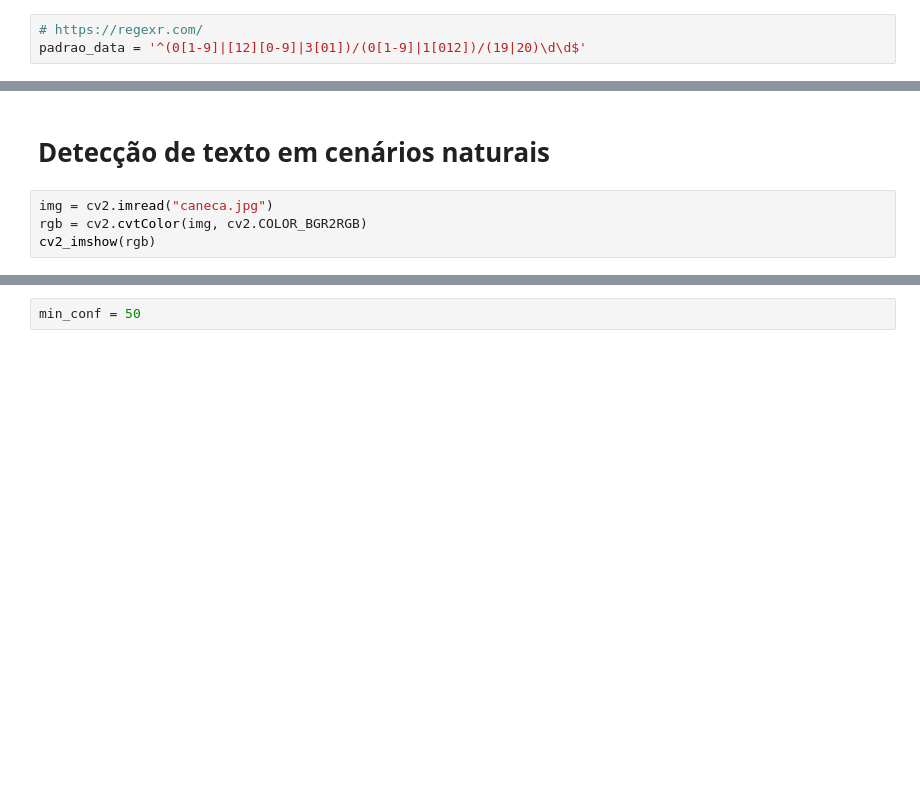
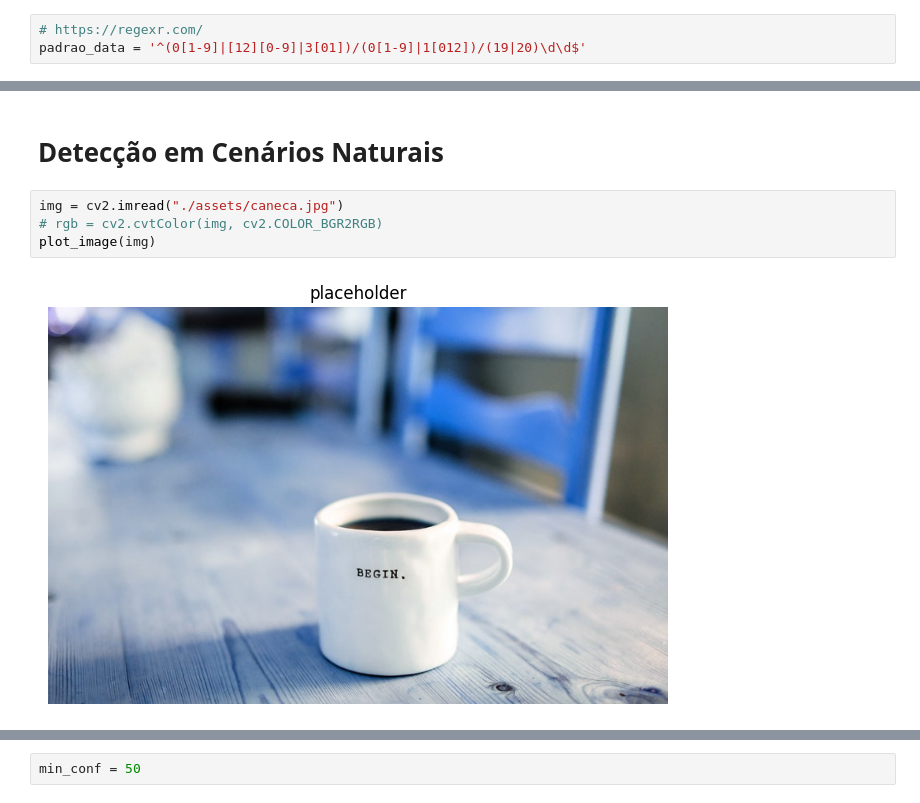
Before and after one commit to rafael-torres-nantes/Study-TextRecognition, a Jupyter notebook: OCR com Tesseract/OCR-Tesseract.ipynb, the cells around one changed output, grey strips where cells are left out. Cells and saved outputs as stored; diff of their text form; blank space fills up the shorter version.

```diff
--- a/OCR com Tesseract/OCR-Tesseract.ipynb
+++ b/OCR com Tesseract/OCR-Tesseract.ipynb
@@ -543,8 +657,10 @@ datas
 # %% [markdown]
-# Detecção de texto em cenários naturais
+# Detecção em Cenários Naturais
 # %%
-img = cv2.imread("caneca.jpg")
-rgb = cv2.cvtColor(img, cv2.COLOR_BGR2RGB)
-cv2_imshow(rgb)
+img = cv2.imread("./assets/caneca.jpg")
+# rgb = cv2.cvtColor(img, cv2.COLOR_BGR2RGB)
+plot_image(img)
+# %% [output]
+[figure, added]
 # %%
 config_tesseract = "--tessdata-dir tessdata --psm 11"
```
Also changed, not shown: parts of 30 cells of this notebook.
